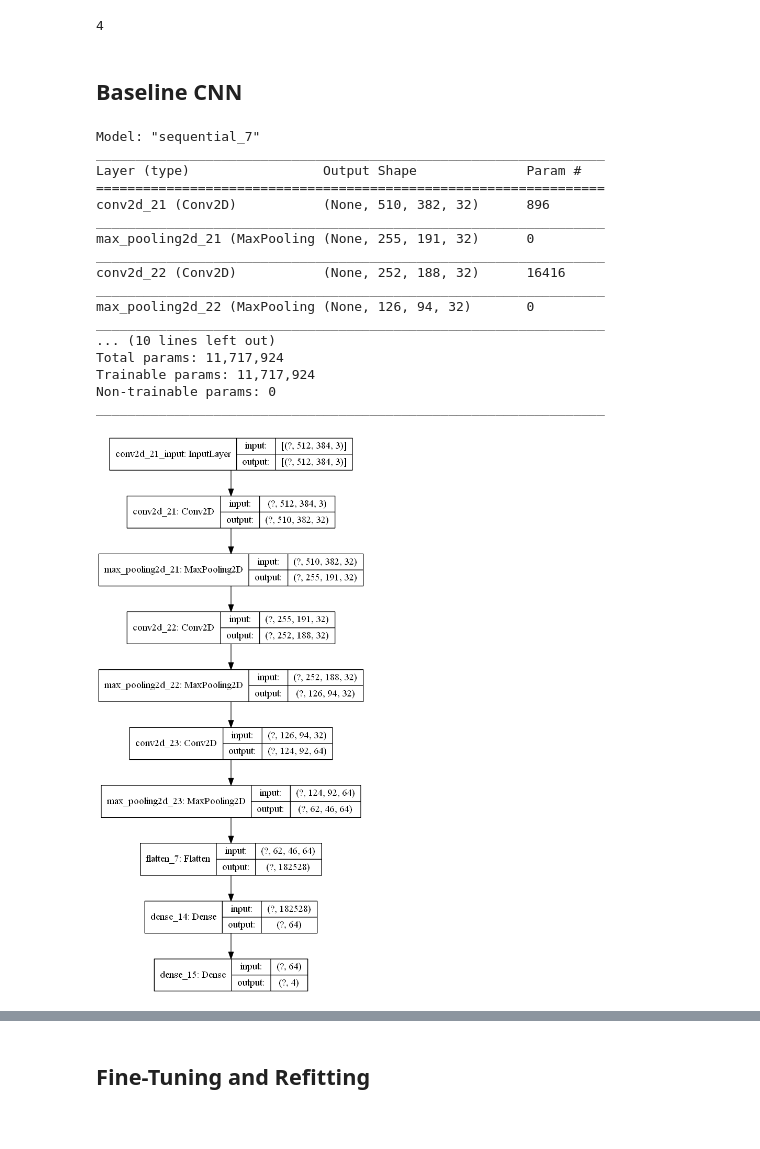
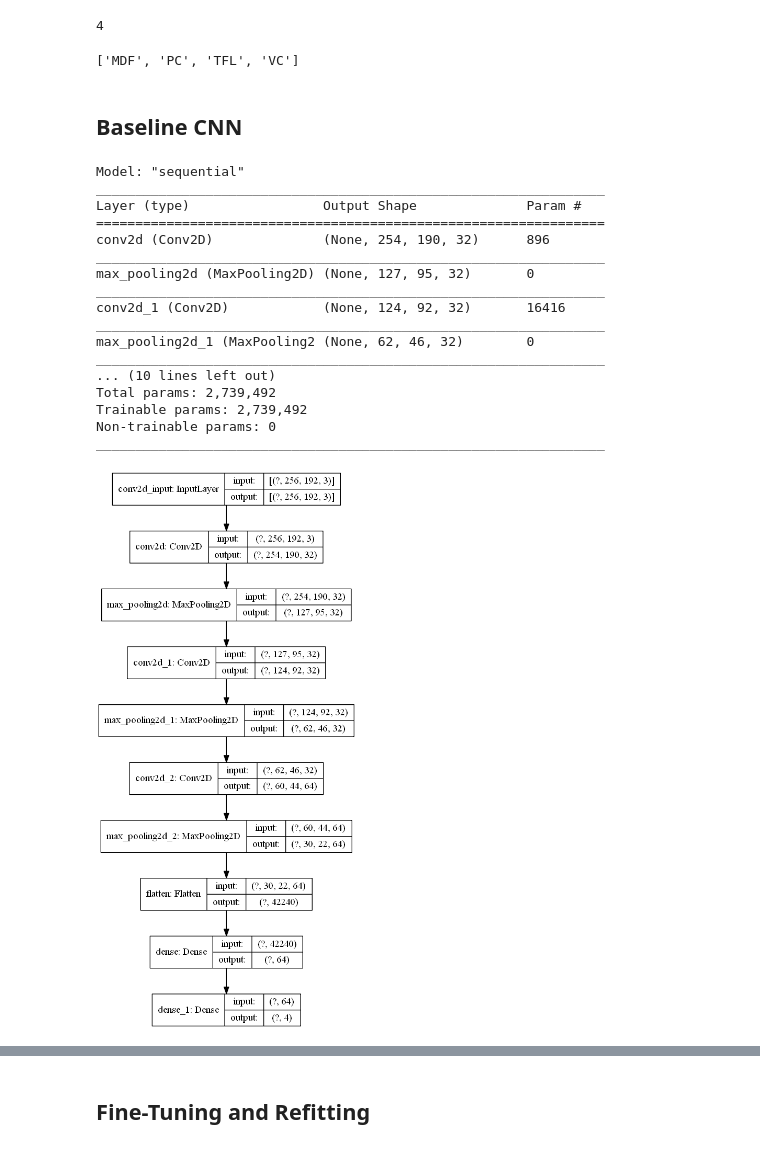
Before and after one commit to tfuger10/Material-Identification, a Jupyter notebook: Notebook.ipynb, the cells around one changed output, grey strips where cells are left out. Drawn from its saved outputs; the diff is of its cells as text; code cells hidden in the pictures.

Commit message:
working through modeling. Completed preprocessing. started fine tuning and transfer learning

```diff
--- a/Notebook.ipynb
+++ b/Notebook.ipynb
@@ -213,22 +228,22 @@ batch_size =  32
 # %%
 # transfer data from directories to batches
 
-train_data = tf.keras.preprocessing.image_dataset_from_directory(
-    train_dir,
+base_model0_train_data = tf.keras.preprocessing.image_dataset_from_directory(
+    base_model0_train_dir,
     batch_size = batch_size,
     image_size=(img_height, img_width),
     label_mode='categorical',
     seed = 42)
 
-test_data = tf.keras.preprocessing.image_dataset_from_directory(
-    test_dir,
+base_model0_test_data = tf.keras.preprocessing.image_dataset_from_directory(
+    base_model0_test_dir,
     batch_size = batch_size,
     image_size=(img_height, img_width),
     label_mode='categorical',
     seed = 42)
 
-val_data = tf.keras.preprocessing.image_dataset_from_directory(
-    val_dir,
+base_model0_val_data = tf.keras.preprocessing.image_dataset_from_directory(
+    base_model0_val_dir,
     batch_size = batch_size,
     image_size=(img_height, img_width),
     label_mode='categorical',
@@ -251,58 +262,62 @@ for image_batch, labels_batch in train_data:
 (32, 4)
 # %%
-classes=list(train_data.class_names)
+classes=list(base_model0_train_data.class_names)
 num_classes=len(classes)
 num_classes
 # %% [output]
 4
+# %%
+classes
+# %% [output]
+['MDF', 'PC', 'TFL', 'VC']
 # %% [markdown]
 ## Baseline CNN
 # %%
 # Create baseline model
-base_model = models.Sequential()
+base_model0 = models.Sequential()
 
 # Add the appropriate layers
-base_model.add(layers.Conv2D(32, (3, 3), activation='relu',
+base_model0.add(layers.Conv2D(32, (3, 3), activation='relu',
                         input_shape=(img_height, img_width, 3)))
-base_model.add(layers.MaxPooling2D())
+base_model0.add(layers.MaxPooling2D())
 
-base_model.add(layers.Conv2D(32, (4, 4), activation='relu'))
-base_model.add(layers.MaxPooling2D())
+base_model0.add(layers.Conv2D(32, (4, 4), activation='relu'))
+base_model0.add(layers.MaxPooling2D())
 
-base_model.add(layers.Conv2D(64, (3, 3), activation='relu'))
-base_model.add(layers.MaxPooling2D())
+base_model0.add(layers.Conv2D(64, (3, 3), activation='relu'))
+base_model0.add(layers.MaxPooling2D())
 
-base_model.add(layers.Flatten())
-base_model.add(layers.Dense(64, activation='relu'))
-base_model.add(layers.Dense(num_classes, activation='softmax'))
+base_model0.add(layers.Flatten())
+base_model0.add(layers.Dense(64, activation='relu'))
+base_model0.add(layers.Dense(num_classes, activation='softmax'))
 # %%
 # Compile the model
-base_model.compile(loss=tf.keras.losses.CategoricalCrossentropy(),
+base_model0.compile(loss=tf.keras.losses.CategoricalCrossentropy(),
               optimizer="adam",
               metrics=['accuracy'])
 # %%
 # Return a summary of our model
-base_model.summary()
+base_model0.summary()
 # %% [output]
-Model: "sequential_7"
+Model: "sequential"
 _________________________________________________________________
 Layer (type)                 Output Shape              Param #
 =================================================================
-conv2d_21 (Conv2D)           (None, 510, 382, 32)      896
+conv2d (Conv2D)              (None, 254, 190, 32)      896
 _________________________________________________________________
-max_pooling2d_21 (MaxPooling (None, 255, 191, 32)      0
+max_pooling2d (MaxPooling2D) (None, 127, 95, 32)       0
 _________________________________________________________________
-conv2d_22 (Conv2D)           (None, 252, 188, 32)      16416
+conv2d_1 (Conv2D)            (None, 124, 92, 32)       16416
 _________________________________________________________________
-max_pooling2d_22 (MaxPooling (None, 126, 94, 32)       0
+max_pooling2d_1 (MaxPooling2 (None, 62, 46, 32)        0
 _________________________________________________________________
 ... (10 lines left out)
-Total params: 11,717,924
-Trainable params: 11,717,924
+Total params: 2,739,492
+Trainable params: 2,739,492
 Non-trainable params: 0
 _________________________________________________________________
 # %%
 # Return image of model's architecture
-plot_model(base_model, show_shapes=True, show_layer_names=True)
+plot_model(base_model0, show_shapes=True, show_layer_names=True)
 # %% [output]
-[figure, old version]
+[figure, new version]
```
Also changed, not shown: parts of 50 cells of this notebook, 3 other files.
